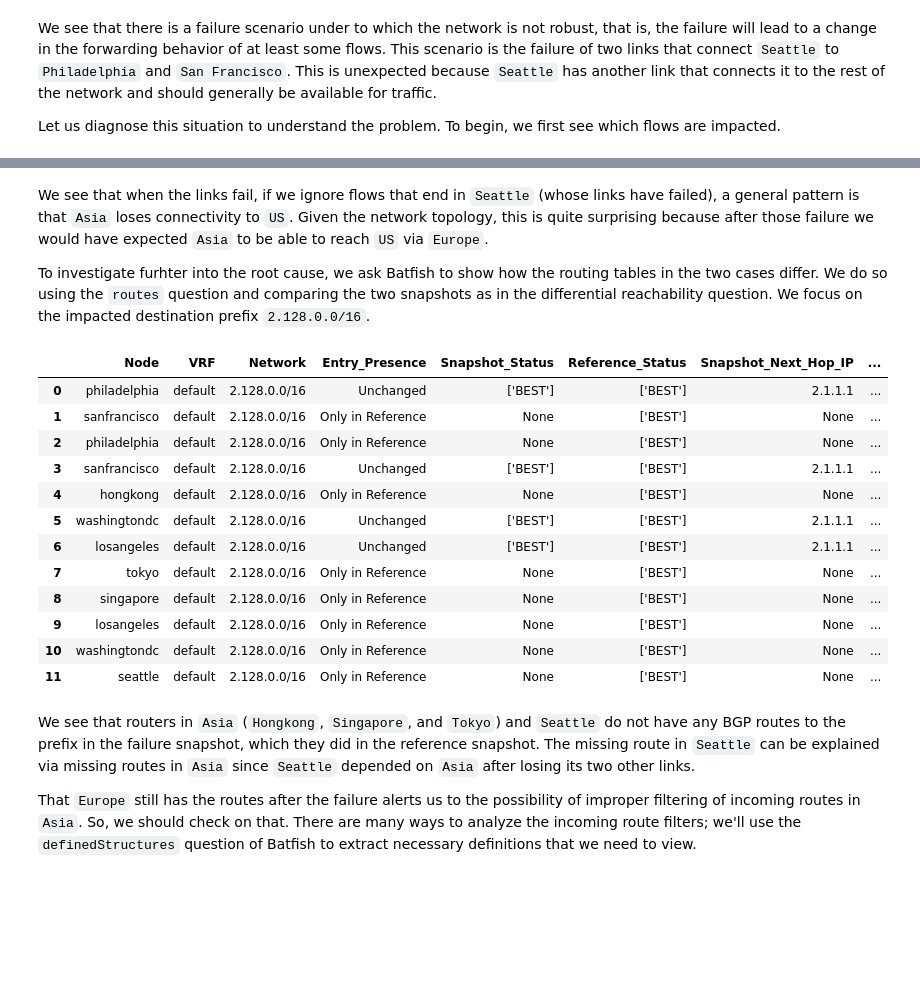
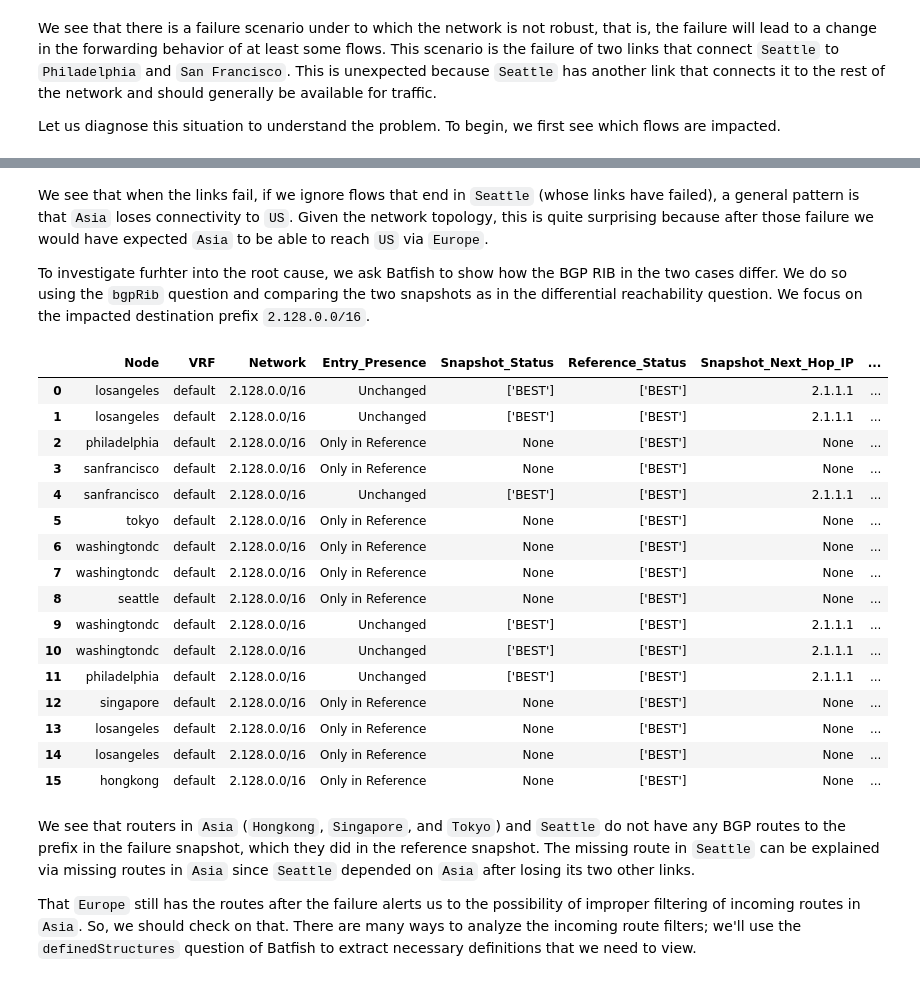
Before and after one commit to batfish/pybatfish, a Jupyter notebook: jupyter_notebooks/Analyzing the Impact of Failures (and letting loose a Chaos Monkey).ipynb, the cells around one changed output, grey strips where cells are left out. Drawn from its saved outputs; the diff is of its cells as text; code cells hidden in the pictures; blank space fills up the shorter version.

Commit message:
BgpRib question: Add received from IP (#795)
* BgpRib question: Add received from IP

* Update failure notebook

* Update failure notebook

```diff
--- a/jupyter_notebooks/Analyzing the Impact of Failures (and letting loose a Chaos Monkey).ipynb
+++ b/jupyter_notebooks/Analyzing the Impact of Failures (and letting loose a Chaos Monkey).ipynb
@@ -168,24 +168,29 @@ show(answer.frame())
 # %% [markdown]
 We see that when the links fail,  if we ignore flows that end in `Seattle` (whose links have failed), a general pattern is that `Asia` loses connectivity to `US`. Given the network topology, this is quite surprising because after those failure we would have expected `Asia` to be able to reach `US` via `Europe`.
 
-To investigate furhter into the root cause, we ask Batfish to show how the routing tables in the two cases differ. We do so using the `routes` question and comparing the two snapshots as in the differential reachability question. We focus on the impacted destination prefix `2.128.0.0/16`.
+To investigate furhter into the root cause, we ask Batfish to show how the BGP RIB in the two cases differ. We do so using the `bgpRib` question and comparing the two snapshots as in the differential reachability question. We focus on the impacted destination prefix `2.128.0.0/16`.
 # %%
-diff_routes = bf.q.routes(network="2.128.0.0/16", rib="bgp").answer(snapshot=FAIL_SNAPSHOT_NAME, reference_snapshot=BASE_SNAPSHOT_NAME)
+diff_routes = bf.q.bgpRib(network="2.128.0.0/16").answer(snapshot=FAIL_SNAPSHOT_NAME,
+                                                         reference_snapshot=BASE_SNAPSHOT_NAME)
 diff_routes
 # %% [output]
 |  | Node | VRF | Network | Entry_Presence | Snapshot_Status | Reference_Status | Snapshot_Next_Hop_IP | ... |
-| 0 | philadelphia | default | 2.128.0.0/16 | Unchanged | ['BEST'] | ['BEST'] | 2.1.1.1 | ... |
-| 1 | sanfrancisco | default | 2.128.0.0/16 | Only in Reference | None | ['BEST'] | None | ... |
+| 0 | losangeles | default | 2.128.0.0/16 | Unchanged | ['BEST'] | ['BEST'] | 2.1.1.1 | ... |
+| 1 | losangeles | default | 2.128.0.0/16 | Unchanged | ['BEST'] | ['BEST'] | 2.1.1.1 | ... |
 | 2 | philadelphia | default | 2.128.0.0/16 | Only in Reference | None | ['BEST'] | None | ... |
-| 3 | sanfrancisco | default | 2.128.0.0/16 | Unchanged | ['BEST'] | ['BEST'] | 2.1.1.1 | ... |
-| 4 | hongkong | default | 2.128.0.0/16 | Only in Reference | None | ['BEST'] | None | ... |
-| 5 | washingtondc | default | 2.128.0.0/16 | Unchanged | ['BEST'] | ['BEST'] | 2.1.1.1 | ... |
-| 6 | losangeles | default | 2.128.0.0/16 | Unchanged | ['BEST'] | ['BEST'] | 2.1.1.1 | ... |
-| 7 | tokyo | default | 2.128.0.0/16 | Only in Reference | None | ['BEST'] | None | ... |
-| 8 | singapore | default | 2.128.0.0/16 | Only in Reference | None | ['BEST'] | None | ... |
-| 9 | losangeles | default | 2.128.0.0/16 | Only in Reference | None | ['BEST'] | None | ... |
-| 10 | washingtondc | default | 2.128.0.0/16 | Only in Reference | None | ['BEST'] | None | ... |
-| 11 | seattle | default | 2.128.0.0/16 | Only in Reference | None | ['BEST'] | None | ... |
+| 3 | sanfrancisco | default | 2.128.0.0/16 | Only in Reference | None | ['BEST'] | None | ... |
+| 4 | sanfrancisco | default | 2.128.0.0/16 | Unchanged | ['BEST'] | ['BEST'] | 2.1.1.1 | ... |
+| 5 | tokyo | default | 2.128.0.0/16 | Only in Reference | None | ['BEST'] | None | ... |
+| 6 | washingtondc | default | 2.128.0.0/16 | Only in Reference | None | ['BEST'] | None | ... |
+| 7 | washingtondc | default | 2.128.0.0/16 | Only in Reference | None | ['BEST'] | None | ... |
+| 8 | seattle | default | 2.128.0.0/16 | Only in Reference | None | ['BEST'] | None | ... |
+| 9 | washingtondc | default | 2.128.0.0/16 | Unchanged | ['BEST'] | ['BEST'] | 2.1.1.1 | ... |
+| 10 | washingtondc | default | 2.128.0.0/16 | Unchanged | ['BEST'] | ['BEST'] | 2.1.1.1 | ... |
+| 11 | philadelphia | default | 2.128.0.0/16 | Unchanged | ['BEST'] | ['BEST'] | 2.1.1.1 | ... |
+| 12 | singapore | default | 2.128.0.0/16 | Only in Reference | None | ['BEST'] | None | ... |
+| 13 | losangeles | default | 2.128.0.0/16 | Only in Reference | None | ['BEST'] | None | ... |
+| 14 | losangeles | default | 2.128.0.0/16 | Only in Reference | None | ['BEST'] | None | ... |
+| 15 | hongkong | default | 2.128.0.0/16 | Only in Reference | None | ['BEST'] | None | ... |
 # %% [markdown]
 We see that routers in `Asia` (`Hongkong`, `Singapore`, and `Tokyo`) and `Seattle` do not have any BGP routes to the prefix in the failure snapshot, which they did in the reference snapshot. The missing route in `Seattle` can be explained via missing routes in `Asia` since `Seattle` depended on `Asia` after losing its two other links.
 
```
Also changed, not shown: 1 other file.
